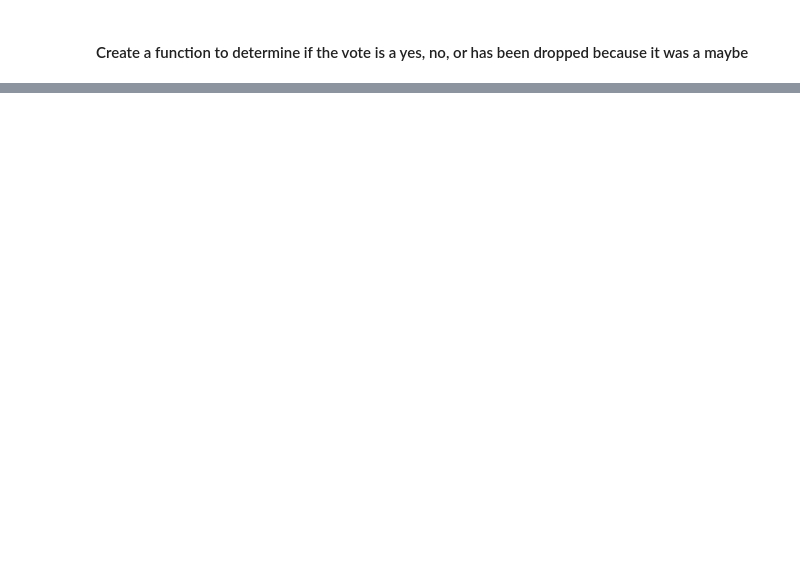
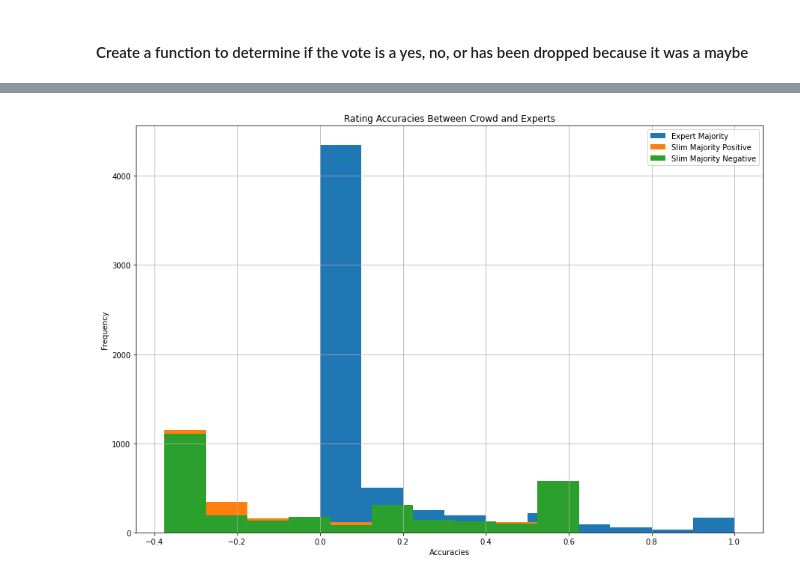
Before and after one commit to cstokl3/open_avenues, a Jupyter notebook: crowdsourcing.ipynb, the cells around one changed output, grey strips where cells are left out. Cells and saved outputs as stored; diff of their text form; code cells hidden in the pictures; blank space fills up the shorter version.

```diff
--- a/crowdsourcing.ipynb
+++ b/crowdsourcing.ipynb
@@ -114,0 +237,3 @@ results.head()
+# %%
+results = results.drop(results.iloc[:, 1:12].columns, axis=1)
+results
@@ -114,0 +254,3 @@ results.head()
+# %%
+expert_results = results[results['Expert Acc'] == 1]
+expert_results.head()
@@ -114,0 +264,3 @@ results.head()
+# %%
+slim_maj_experts = results[results['Expert Yes'] == 5]
+slim_maj_experts
@@ -114,0 +281,3 @@ results.head()
+# %%
+slim_maj = results[results['Expert Yes'] == 3]
+slim_maj
@@ -114,0 +298,11 @@ results.head()
+# %%
+ax = expert_results['Crowd vs Exp'].hist()
+slim_maj_experts['Crowd vs Exp'].hist(ax=ax, figsize = (15,10))
+slim_maj['Crowd vs Exp'].hist(ax=ax, figsize = (15,10))
+plt.title('Rating Accuracies Between Crowd and Experts')
+plt.ylabel('Frequency')
+plt.xlabel('Accuracies')
+plt.legend(['Expert Majority', 'Slim Majority Positive', 'Slim Majority Negative'])
+plt.show()
+# %% [output]
+[figure, added]
```
Also changed, not shown: parts of 59 cells of this notebook, 2 other files.
